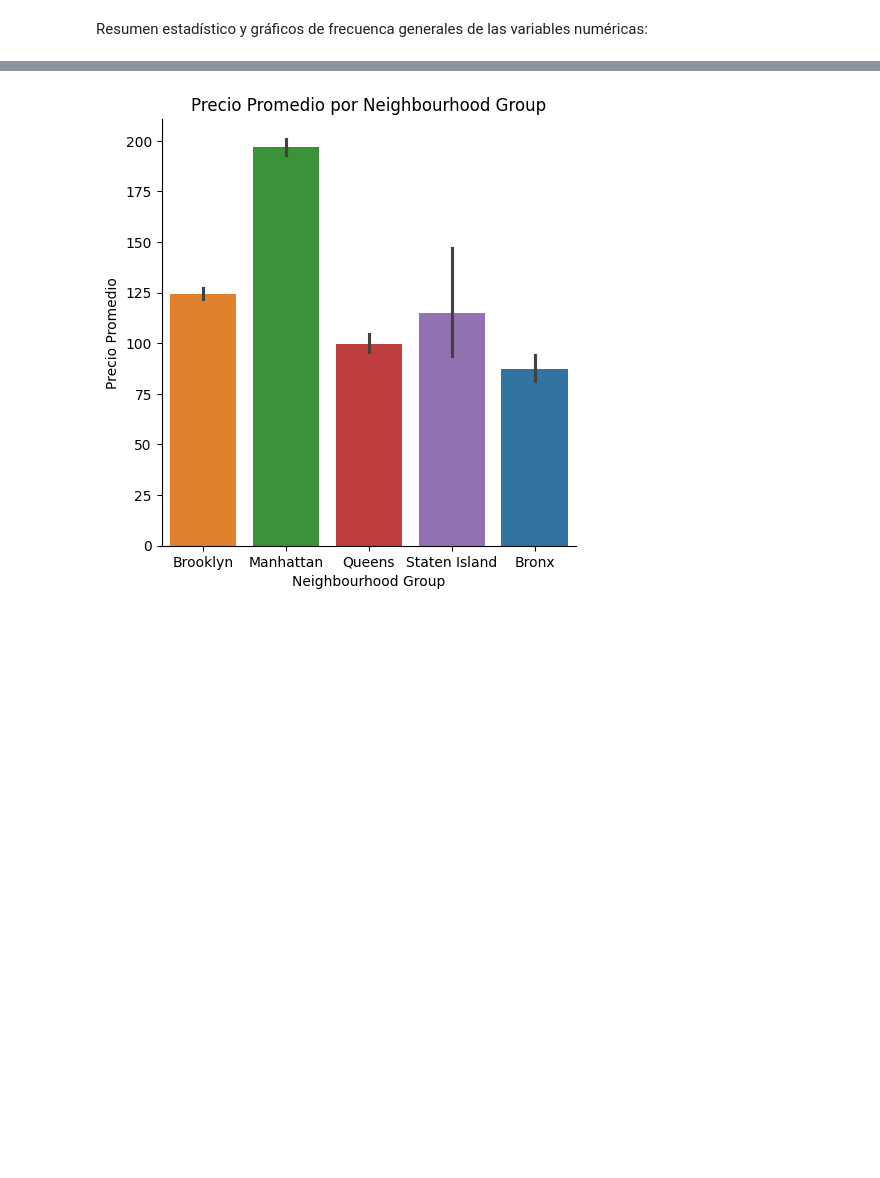
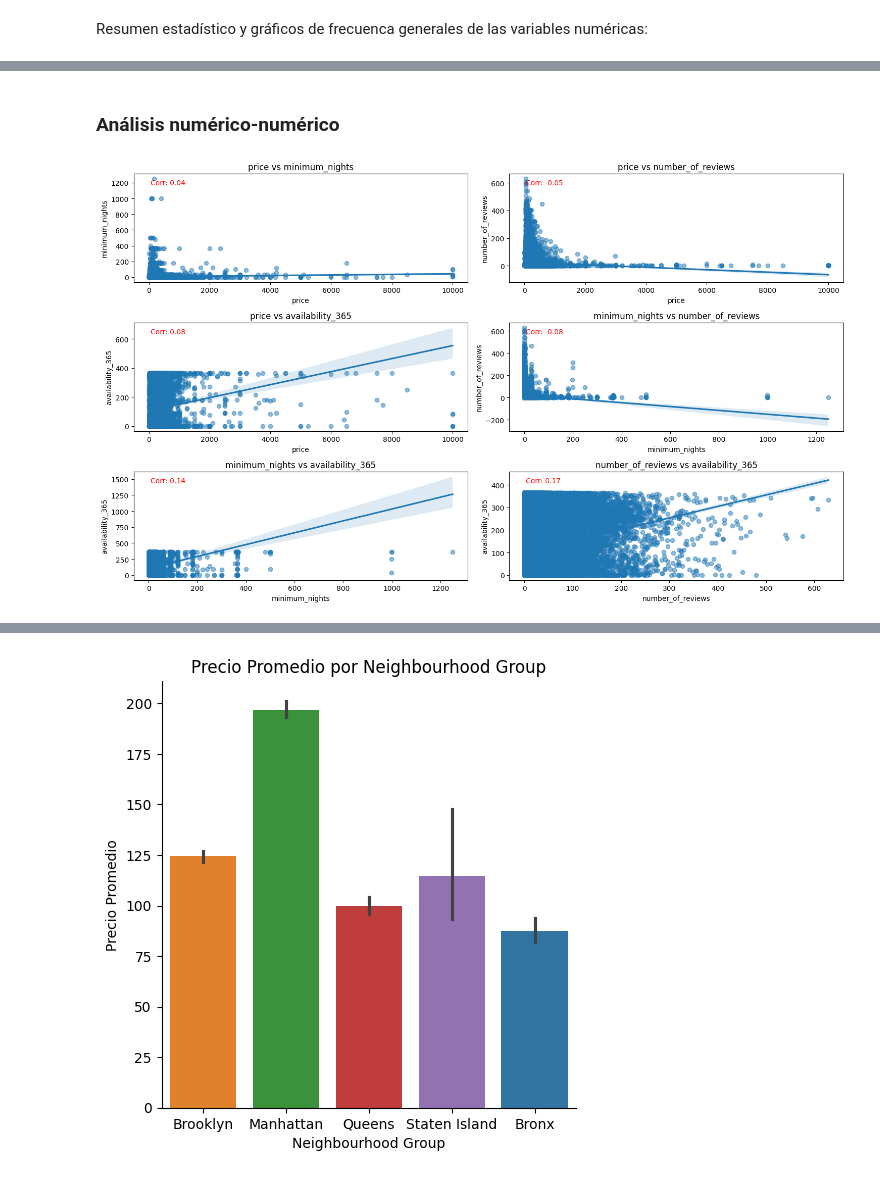
Before and after one commit to 4GeeksAcademy/machine-learning-python-tem, a Jupyter notebook: src/explore.ipynb, the cells around one changed output, grey strips where cells are left out. Drawn from its saved outputs; the diff is of its cells as text; code cells hidden in the pictures; blank space fills up the shorter version.

```diff
--- a/src/explore.ipynb
+++ b/src/explore.ipynb
@@ -602,0 +614,25 @@ max                        327.000000        365.000000
+# %% [markdown]
+### Análisis numérico-numérico
+# %%
+pairs = list(combinations(variables_numericas, 2))  # Generar todas las combinaciones de pares
+
+# Determinar el tamaño dinámico de la cuadrícula
+rows = len(pairs) // 2 + len(pairs) % 2
+fig, axes = plt.subplots(rows, 2, figsize=(15, rows * 3))
+
+for idx, (col1, col2) in enumerate(pairs):
+    row, col = divmod(idx, 2)  # Calcular posición de la cuadrícula
+    sns.regplot(ax=axes[row, col], data=df_new, x=col1, y=col2, scatter_kws={'alpha': 0.5})
+    axes[row, col].set_title(f'{col1} vs {col2}')
+    corr = df_new[[col1, col2]].corr().iloc[0, 1]
+    axes[row, col].annotate(f"Corr: {corr:.2f}", xy=(0.05, 0.95), xycoords='axes fraction',
+                            fontsize=10, color='red', ha='left', va='top')
+
+# Eliminar espacios vacíos si no se usan todas las subplots
+if len(pairs) % 2 != 0:
+    fig.delaxes(axes[-1, -1])  # Eliminar el último eje si no hay suficientes pares
+
+plt.tight_layout()
+plt.show()
+# %% [output]
+[figure, added]
```
Also changed, not shown: parts of 24 cells of this notebook.
